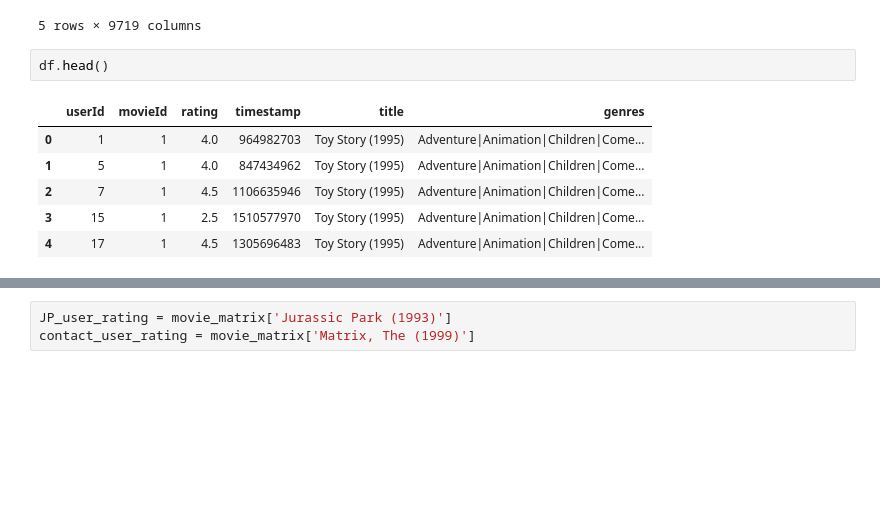
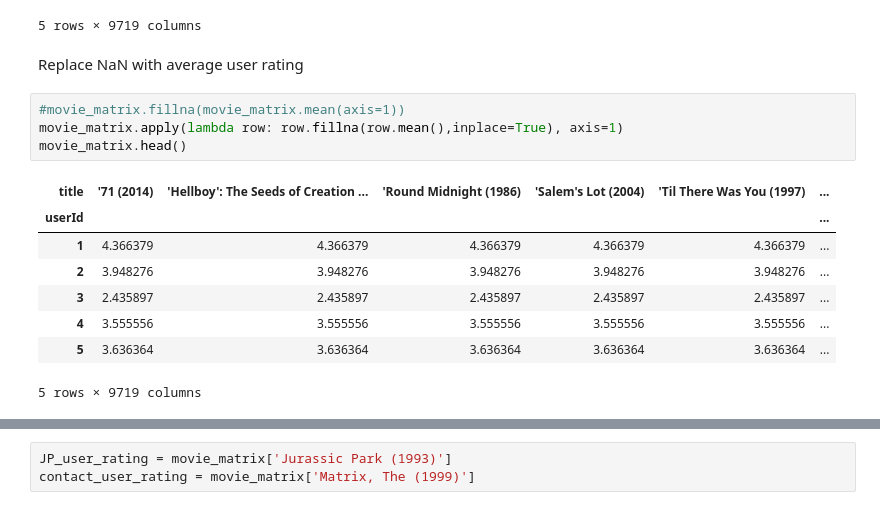
Before and after one commit to gaddamanil16/recommendation, a Jupyter notebook: Recommender_sys.ipynb, the cells around one changed output, grey strips where cells are left out. Cells and saved outputs as stored; diff of their text form; blank space fills up the shorter version.

```diff
--- a/Recommender_sys.ipynb
+++ b/Recommender_sys.ipynb
@@ -106,13 +117,19 @@ movie_matrix.head()
 | 4 | NaN | NaN | NaN | NaN | NaN | ... |
 | 5 | NaN | NaN | NaN | NaN | NaN | ... |
 5 rows × 9719 columns
-# %%
-df.head()
-# %% [output]
-|  | userId | movieId | rating | timestamp | title | genres |
-| 0 | 1 | 1 | 4.0 | 964982703 | Toy Story (1995) | Adventure|Animation|Children|Come... |
-| 1 | 5 | 1 | 4.0 | 847434962 | Toy Story (1995) | Adventure|Animation|Children|Come... |
-| 2 | 7 | 1 | 4.5 | 1106635946 | Toy Story (1995) | Adventure|Animation|Children|Come... |
-| 3 | 15 | 1 | 2.5 | 1510577970 | Toy Story (1995) | Adventure|Animation|Children|Come... |
-| 4 | 17 | 1 | 4.5 | 1305696483 | Toy Story (1995) | Adventure|Animation|Children|Come... |
+# %% [markdown]
+Replace NaN with average user rating
+# %%
+#movie_matrix.fillna(movie_matrix.mean(axis=1))
+movie_matrix.apply(lambda row: row.fillna(row.mean(),inplace=True), axis=1)
+movie_matrix.head()
+# %% [output]
+| title | '71 (2014) | 'Hellboy': The Seeds of Creation ... | 'Round Midnight (1986) | 'Salem's Lot (2004) | 'Til There Was You (1997) | ... |
+| userId |  |  |  |  |  | ... |
+| 1 | 4.366379 | 4.366379 | 4.366379 | 4.366379 | 4.366379 | ... |
+| 2 | 3.948276 | 3.948276 | 3.948276 | 3.948276 | 3.948276 | ... |
+| 3 | 2.435897 | 2.435897 | 2.435897 | 2.435897 | 2.435897 | ... |
+| 4 | 3.555556 | 3.555556 | 3.555556 | 3.555556 | 3.555556 | ... |
+| 5 | 3.636364 | 3.636364 | 3.636364 | 3.636364 | 3.636364 | ... |
+5 rows × 9719 columns
 # %%
```
Also changed, not shown: parts of 13 cells of this notebook.
